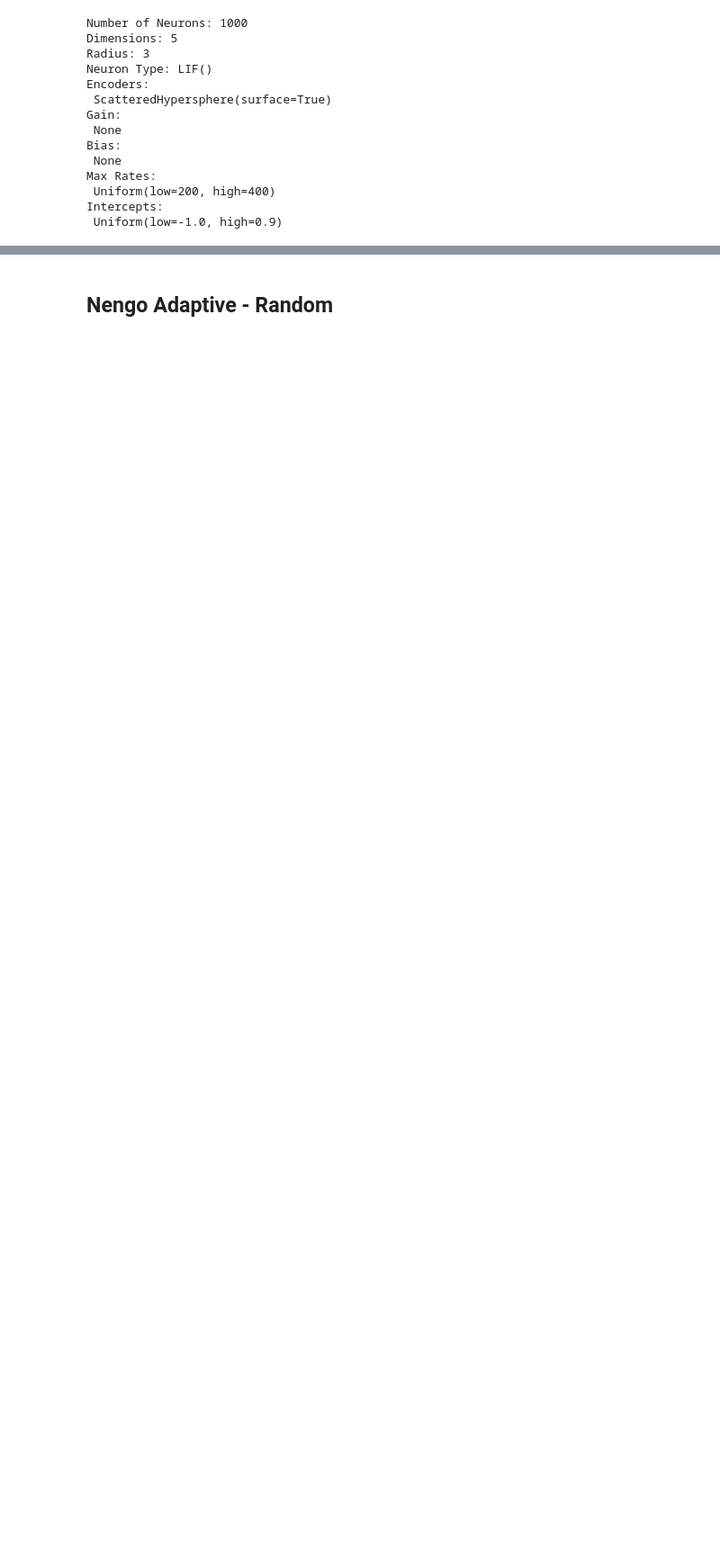
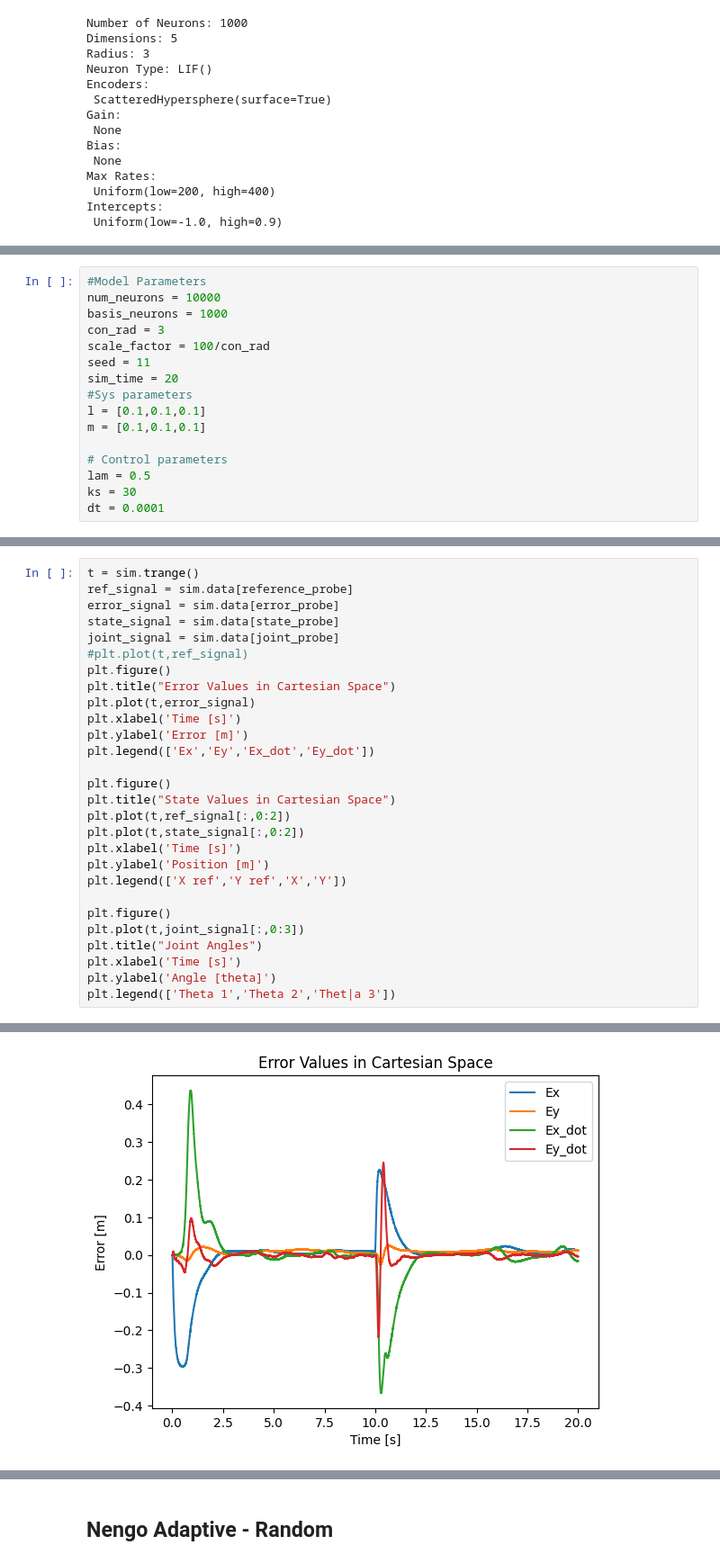
Before and after one commit to GraemeDamberger/Adaptive-SSP, a Jupyter notebook: Adaptive Controller V1.ipynb, the cells around one changed output, grey strips where cells are left out. Shown at 90% size. Saved outputs shown, nothing was run; the diff lists cells and outputs as text; blank space fills up the shorter version.

Commit message:
Slight updates to adaptive controller

```diff
--- a/Adaptive Controller V1.ipynb
+++ b/Adaptive Controller V1.ipynb
@@ -2013,0 +2016,16 @@ Intercepts:
+# %%
+#Model Parameters
+num_neurons = 10000
+basis_neurons = 1000
+con_rad = 3
+scale_factor = 100/con_rad
+seed = 11
+sim_time = 20
+#Sys parameters
+l = [0.1,0.1,0.1]
+m = [0.1,0.1,0.1]
+
+# Control parameters
+lam = 0.5
+ks = 30
+dt = 0.0001
@@ -2013,0 +2153,29 @@ Intercepts:
+# %%
+t = sim.trange()
+ref_signal = sim.data[reference_probe]
+error_signal = sim.data[error_probe]
+state_signal = sim.data[state_probe]
+joint_signal = sim.data[joint_probe]
+#plt.plot(t,ref_signal)
+plt.figure()
+plt.title("Error Values in Cartesian Space")
+plt.plot(t,error_signal)
+plt.xlabel('Time [s]')
+plt.ylabel('Error [m]')
+plt.legend(['Ex','Ey','Ex_dot','Ey_dot'])
+
+plt.figure()
+plt.title("State Values in Cartesian Space")
+plt.plot(t,ref_signal[:,0:2])
+plt.plot(t,state_signal[:,0:2])
+plt.xlabel('Time [s]')
+plt.ylabel('Position [m]')
+plt.legend(['X ref','Y ref','X','Y'])
+
+plt.figure()
+plt.plot(t,joint_signal[:,0:3])
+plt.title("Joint Angles")
+plt.xlabel('Time [s]')
+plt.ylabel('Angle [theta]')
+plt.legend(['Theta 1','Theta 2','Thet|a 3'])
+# %% [output]
@@ -2013,0 +2183 @@ Intercepts:
+[figure, added]
```
Also changed, not shown: parts of 6 cells of this notebook.
